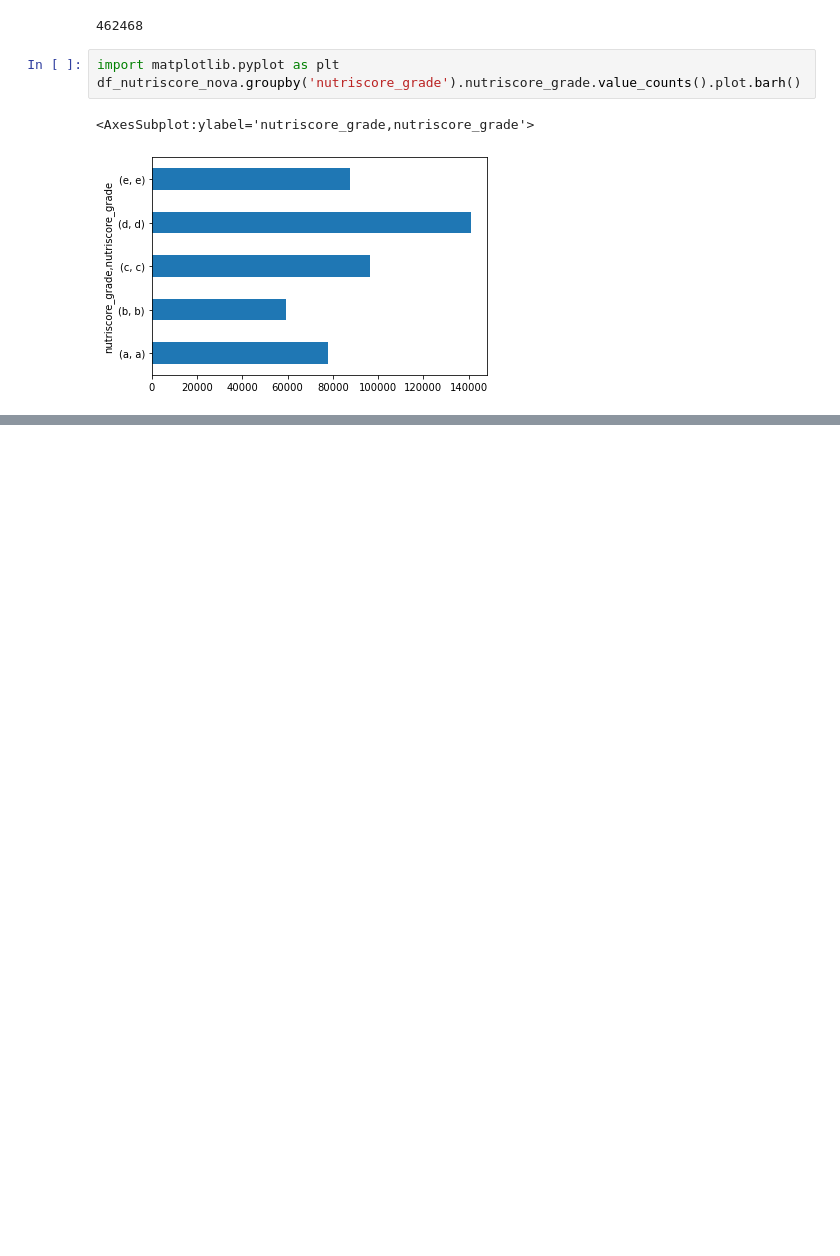
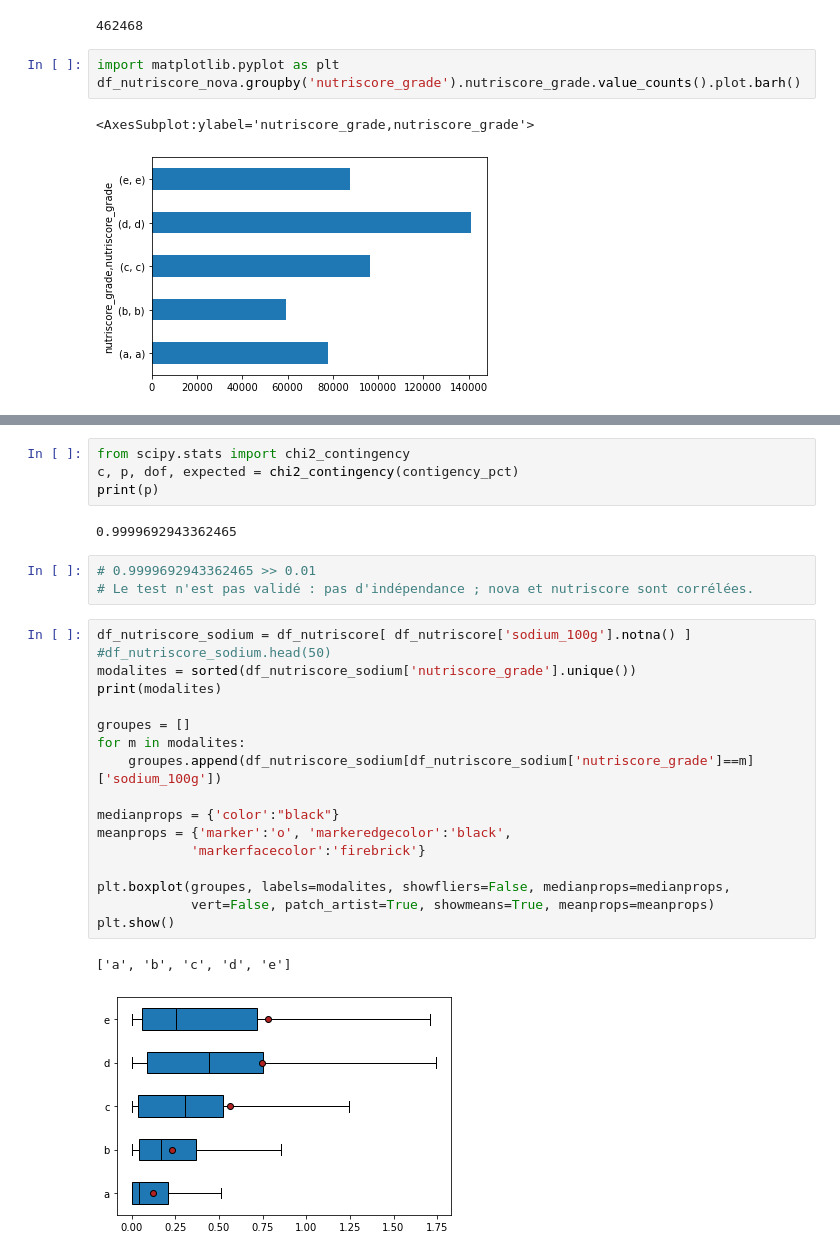
Before and after one commit to benprieur/Jupyter, a Jupyter notebook: Projet 2.ipynb, the cells around one changed output, grey strips where cells are left out. Cells and saved outputs as stored; diff of their text form; blank space fills up the shorter version.

```diff
--- a/Projet 2.ipynb
+++ b/Projet 2.ipynb
@@ -206,0 +198,29 @@ print(p)
+# %%
+from scipy.stats import chi2_contingency
+c, p, dof, expected = chi2_contingency(contigency_pct)
+print(p)
+# %% [output]
+0.9999692943362465
+# %%
+# 0.9999692943362465 >> 0.01
+# Le test n'est pas validé : pas d'indépendance ; nova et nutriscore sont corrélées.
+# %%
+df_nutriscore_sodium = df_nutriscore[ df_nutriscore['sodium_100g'].notna() ]
+#df_nutriscore_sodium.head(50)
+modalites = sorted(df_nutriscore_sodium['nutriscore_grade'].unique())
+print(modalites)
+
+groupes = []
+for m in modalites:
+    groupes.append(df_nutriscore_sodium[df_nutriscore_sodium['nutriscore_grade']==m]['sodium_100g'])
+
+medianprops = {'color':"black"}
+meanprops = {'marker':'o', 'markeredgecolor':'black',
+            'markerfacecolor':'firebrick'}
+
+plt.boxplot(groupes, labels=modalites, showfliers=False, medianprops=medianprops,
+            vert=False, patch_artist=True, showmeans=True, meanprops=meanprops)
+plt.show()
+# %% [output]
+['a', 'b', 'c', 'd', 'e']
+[figure, added]
```
Also changed, not shown: parts of 12 cells of this notebook.
